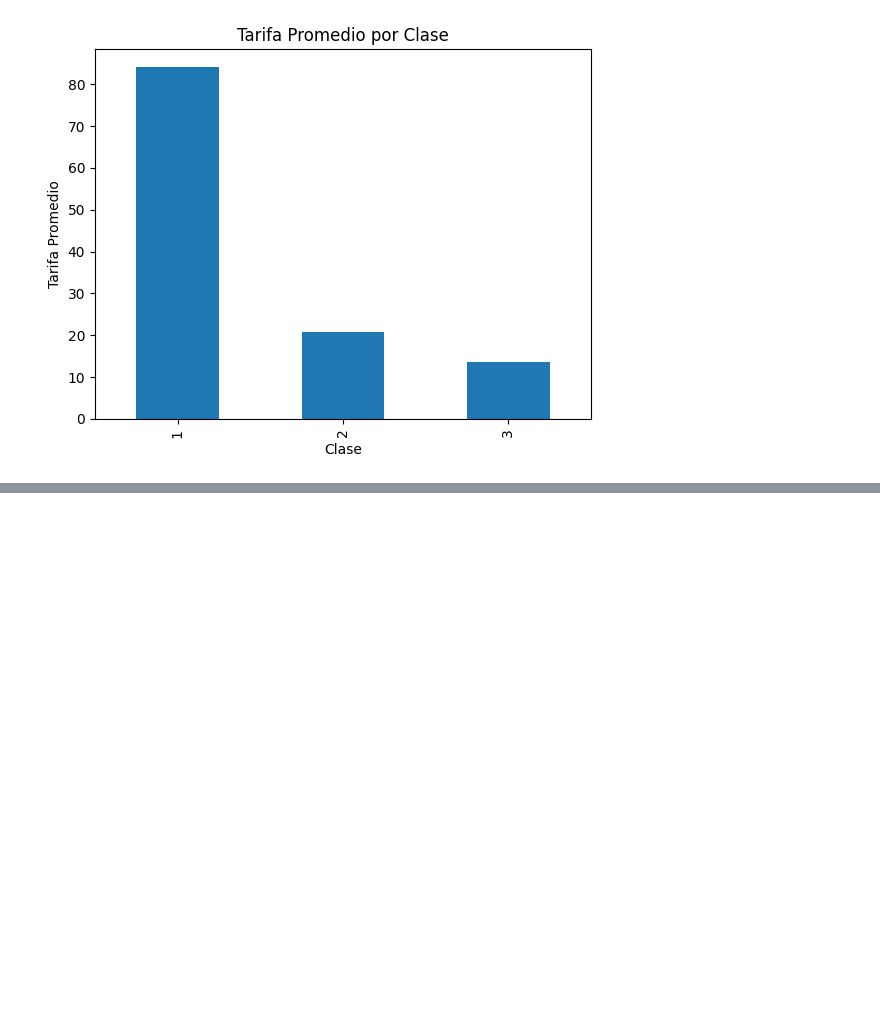
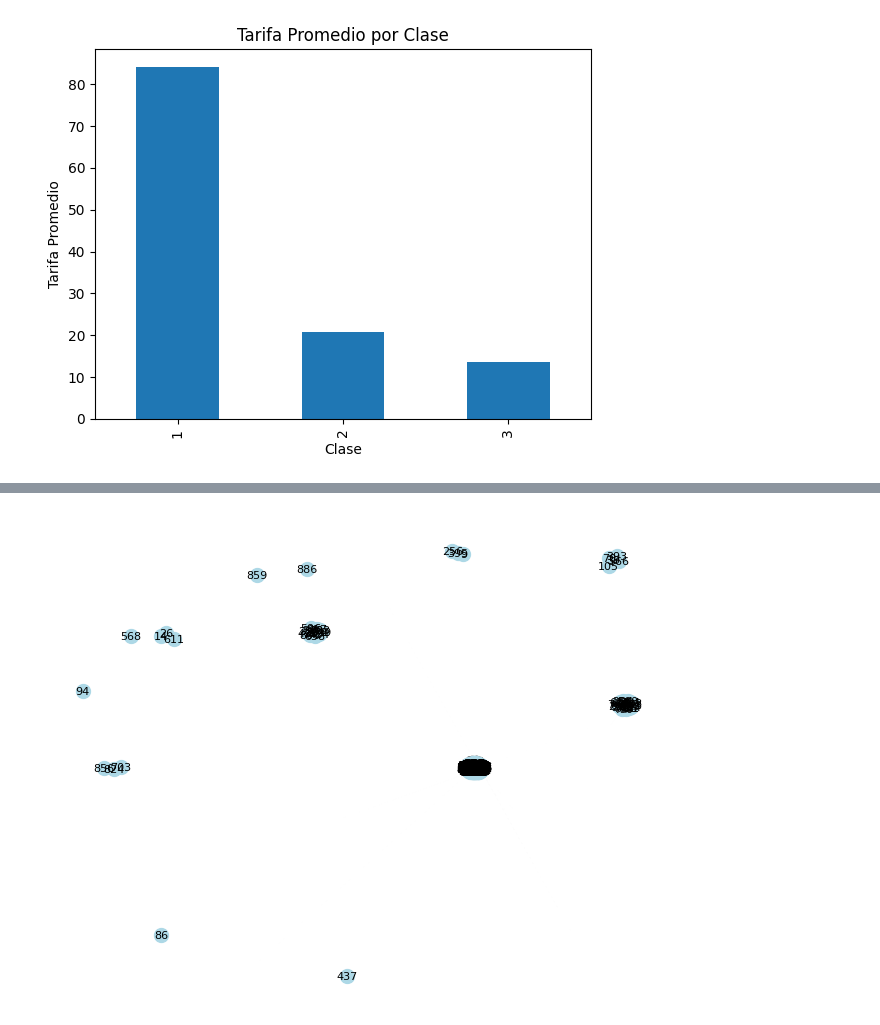
Before and after one commit to IlledNacu/TPmate3-trycatch, a Jupyter notebook: pruebaTP.ipynb, the cells around one changed output, grey strips where cells are left out. Cells and saved outputs as stored; diff of their text form; code cells hidden in the pictures; blank space fills up the shorter version.

```diff
--- a/pruebaTP.ipynb
+++ b/pruebaTP.ipynb
@@ -89,0 +205,36 @@ plt.show()
+# %%
+# Crear un grafo dirigido
+G = nx.DiGraph()
+
+# Filtrar pasajeros de la Clase 3
+pasajeros_clase_3 = df[(df['Clase'] == 3) & (df['Edad'].between(18, 39))]
+
+# Agregar nodos al grafo para representar a los pasajeros de la Clase 3
+for _, pasajero in pasajeros_clase_3.iterrows():
+    G.add_node(pasajero['ID_pasajero'], HerEsp=pasajero['HerEsp'], PadHij=pasajero['PadHij'])
+
+# Establecer relaciones entre pasajeros con la misma cantidad de HerEsp y PadHij
+for passenger1 in pasajeros_clase_3.itertuples(index=False):
+    for passenger2 in pasajeros_clase_3.itertuples(index=False):
+        if (passenger1.ID_pasajero != passenger2.ID_pasajero and
+            passenger1.HerEsp == passenger2.HerEsp and
+            passenger1.PadHij == passenger2.PadHij):
+            G.add_edge(passenger1.ID_pasajero, passenger2.ID_pasajero)
+
+# Dibujar el grafo
+pos = nx.spring_layout(G)
+nx.draw(G, pos, with_labels=True, node_size=100, font_size=8, node_color='lightblue', edge_color='gray')
+plt.show()
+
+# Establecer relaciones entre pasajeros de la Clase 3 con la misma cantidad de Heresp y Parhij
+#for pasajero1 in pasajeros_clase_3.itertuples(index=False):
+#    for pasajero2 in pasajeros_clase_3.itertuples(index=False):
+#        if (pasajero1.ID_pasajero != pasajero2.ID_pasajero and pasajero1.HerEsp == pasajero2.HerEsp and pasajero1.PadHij == pasajero2.PadHij):
+#            G.add_edge(pasajero1.ID_pasajero, pasajero2.ID_pasajero)
+
+# Dibujar el grafo
+#pos = nx.spring_layout(G)
+#nx.draw(G, pos, with_labels=True, node_size=100, font_size=8, node_color='lightblue', edge_color='gray')
+#plt.show()
+# %% [output]
+[figure, added]
```
Also changed, not shown: parts of 6 cells of this notebook, 1 other file.
